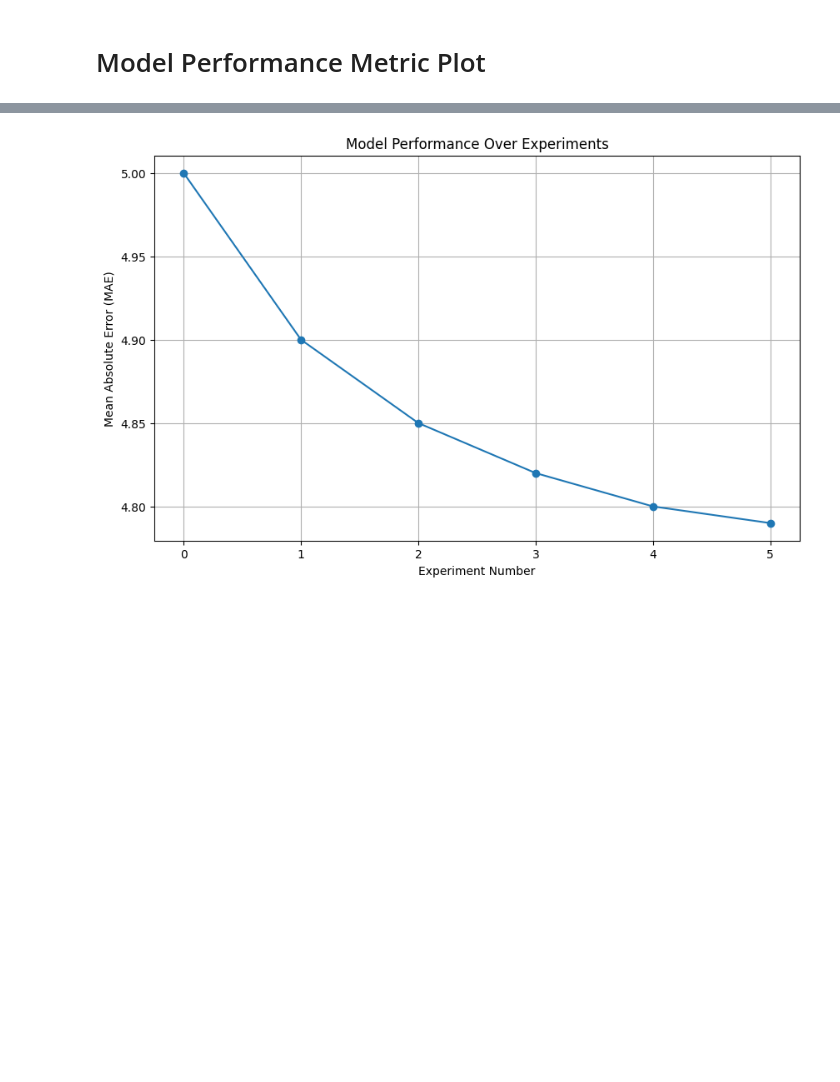
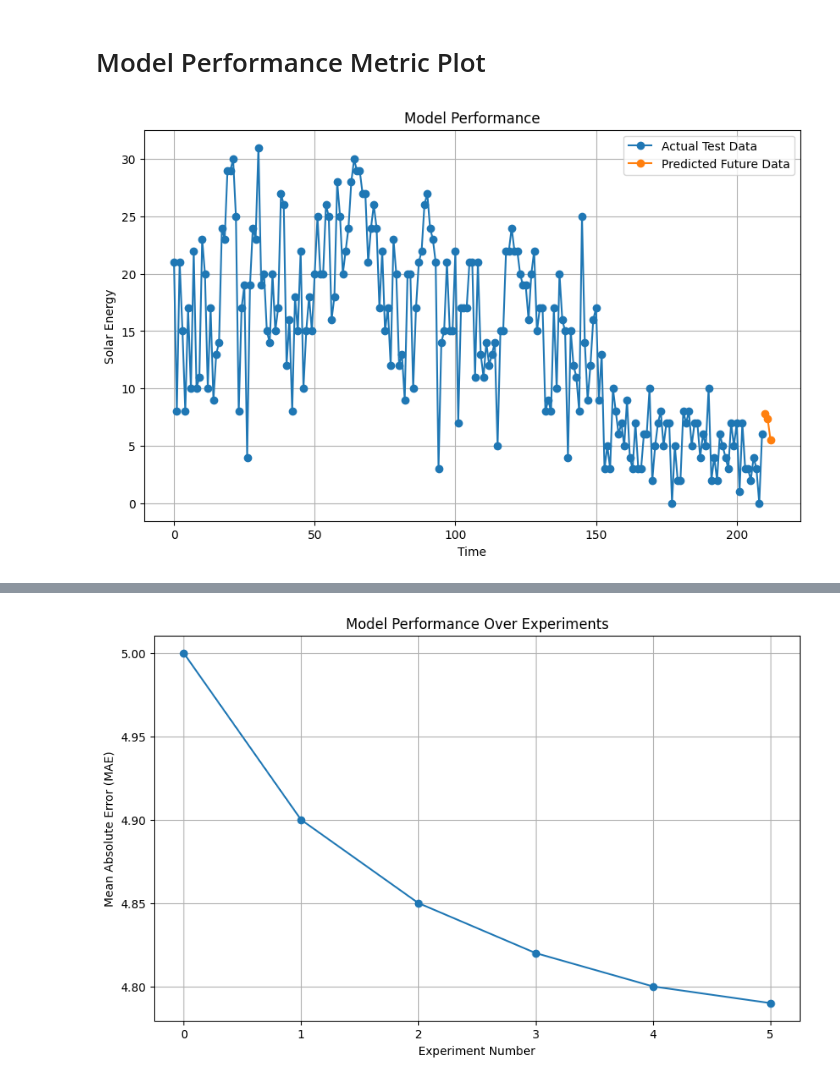
Before and after one commit to HoussemRhim/CI-CD-Automated-ML-for-Solar-power-predictions, a Jupyter notebook: Data and results.ipynb, the cells around one changed output, grey strips where cells are left out. Cells and saved outputs as stored; diff of their text form; code cells hidden in the pictures; blank space fills up the shorter version.

```diff
--- a/Data and results.ipynb
+++ b/Data and results.ipynb
@@ -379,3 +408,44 @@ else:
 This model does not have feature importances.
 # %% [markdown]
 # Model Performance Metric Plot
+# %%
+# Split into train and test data
+X_train, y_train, X_test, y_test = get_train_test_data(data)
+
+# Initialize and train a linear regression model
+model = LinearRegression()
+model.fit(X_train, y_train)
+
+# Predict solar energy for the test set
+y_pred_test = model.predict(X_test)
+
+# Evaluate the model on the test set
+mae_test = mean_absolute_error(y_test, y_pred_test)
+
+# Fetch and preprocess future forecast data
+future_data = query_weather_from_api("Antwerp", 3, False)
+future_data = preprocess_api_forecast_data(future_data, 'processed_forecast_data.csv')
+
+# Predict solar energy for the future forecast data
+y_pred_future = model.predict(future_data[["tavg", "tmin", "tmax"]])
+
+# Calculate mean absolute error for future forecast data (replace this with your actual calculation)
+# For example, if you have actual future solar energy data, you can calculate the mean absolute error
+# between the predicted values (y_pred_future) and the actual values.
+# For demonstration purposes, let's assume the mean absolute error for future forecast data:
+mae_future = [7.8382755, 7.3265784, 5.51669123]  # Replace this with your actual mean absolute error values
+
+# Now you can proceed with plotting
+import matplotlib.pyplot as plt
+
+plt.figure(figsize=(10, 6))
+plt.plot(range(len(y_test)), y_test, marker='o', linestyle='-', label='Actual Test Data')
+plt.plot(range(len(y_test), len(y_test) + len(y_pred_future)), y_pred_future, marker='o', linestyle='-', label='Predicted Future Data')
+plt.xlabel('Time')
+plt.ylabel('Solar Energy')
+plt.title('Model Performance')
+plt.legend()
+plt.grid(True)
+plt.show()
+# %% [output]
+[figure, added]
```
Also changed, not shown: parts of 7 cells of this notebook, 3 other files.
